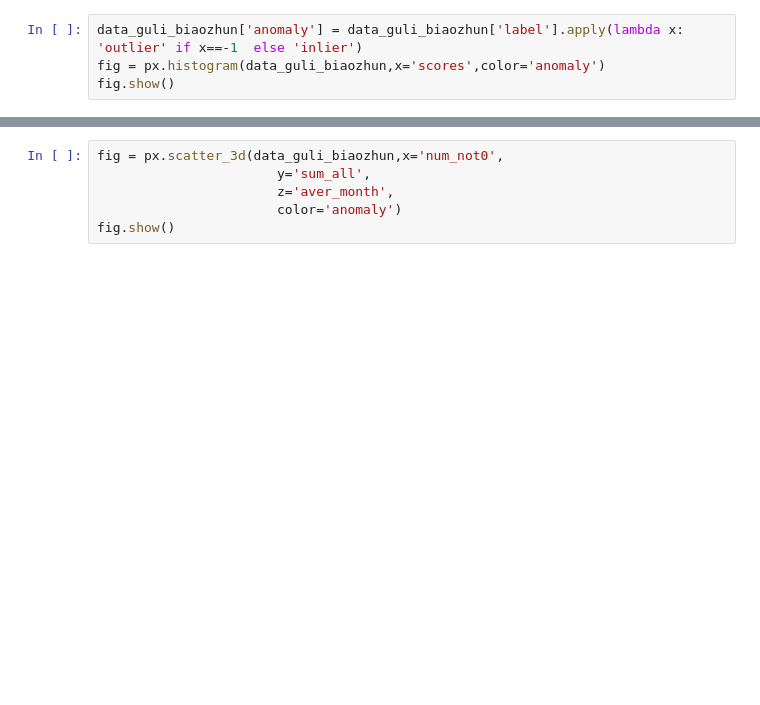
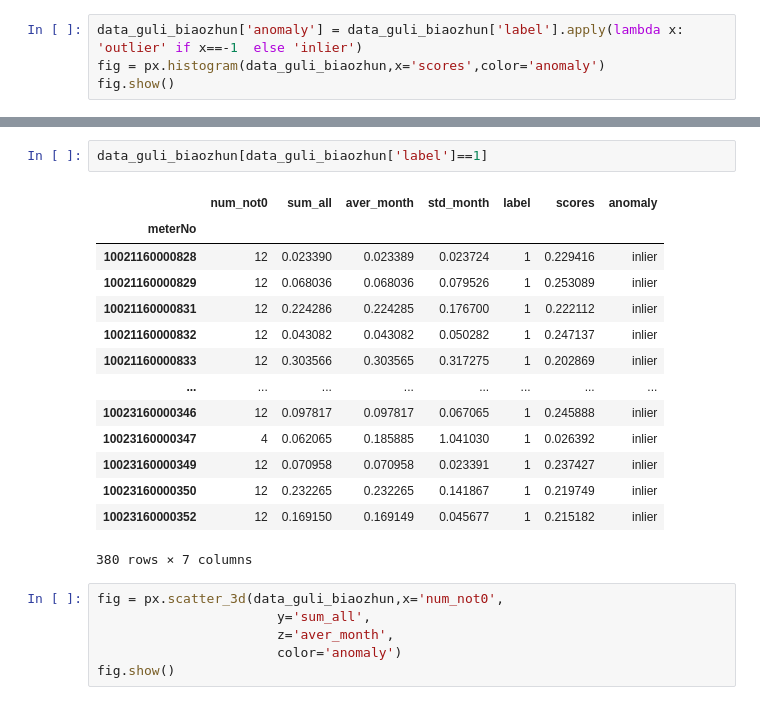
Before and after one commit to lonesometonight/test_collge, a Jupyter notebook: 7.用电量/_5_统计数据_用电量_4特征.ipynb, the cells around one changed output, grey strips where cells are left out. Drawn from its saved outputs; the diff is of its cells as text; blank space fills up the shorter version.

```diff
--- a/7.用电量/_5_统计数据_用电量_4特征.ipynb
+++ b/7.用电量/_5_统计数据_用电量_4特征.ipynb
@@ -633,3 +676,20 @@ fig.show()
+# %%
+data_guli_biaozhun[data_guli_biaozhun['label']==1]
+# %% [output]
+|  | num_not0 | sum_all | aver_month | std_month | label | scores | anomaly |
+| meterNo |  |  |  |  |  |  |  |
+| 10021160000828 | 12 | 0.023390 | 0.023389 | 0.023724 | 1 | 0.229416 | inlier |
+| 10021160000829 | 12 | 0.068036 | 0.068036 | 0.079526 | 1 | 0.253089 | inlier |
+| 10021160000831 | 12 | 0.224286 | 0.224285 | 0.176700 | 1 | 0.222112 | inlier |
+| 10021160000832 | 12 | 0.043082 | 0.043082 | 0.050282 | 1 | 0.247137 | inlier |
+| 10021160000833 | 12 | 0.303566 | 0.303565 | 0.317275 | 1 | 0.202869 | inlier |
+| ... | ... | ... | ... | ... | ... | ... | ... |
+| 10023160000346 | 12 | 0.097817 | 0.097817 | 0.067065 | 1 | 0.245888 | inlier |
+| 10023160000347 | 4 | 0.062065 | 0.185885 | 1.041030 | 1 | 0.026392 | inlier |
+| 10023160000349 | 12 | 0.070958 | 0.070958 | 0.023391 | 1 | 0.237427 | inlier |
+| 10023160000350 | 12 | 0.232265 | 0.232265 | 0.141867 | 1 | 0.219749 | inlier |
+| 10023160000352 | 12 | 0.169150 | 0.169149 | 0.045677 | 1 | 0.215182 | inlier |
+380 rows × 7 columns
 # %%
 fig = px.scatter_3d(data_guli_biaozhun,x='num_not0',
                        y='sum_all',
```
Also changed, not shown: parts of 4 cells of this notebook, 13 other files.
